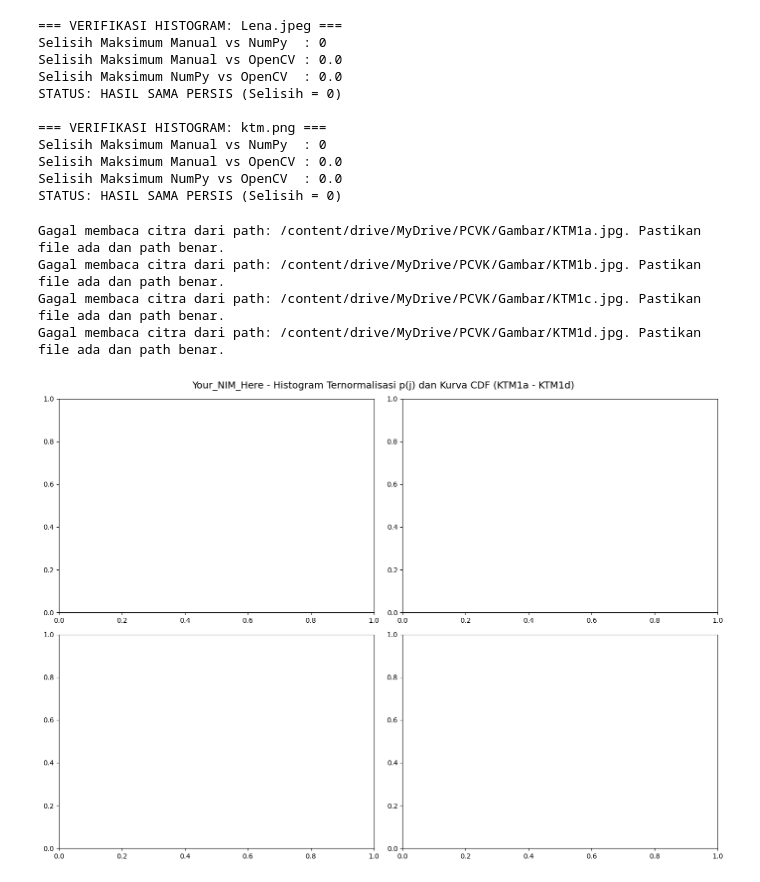
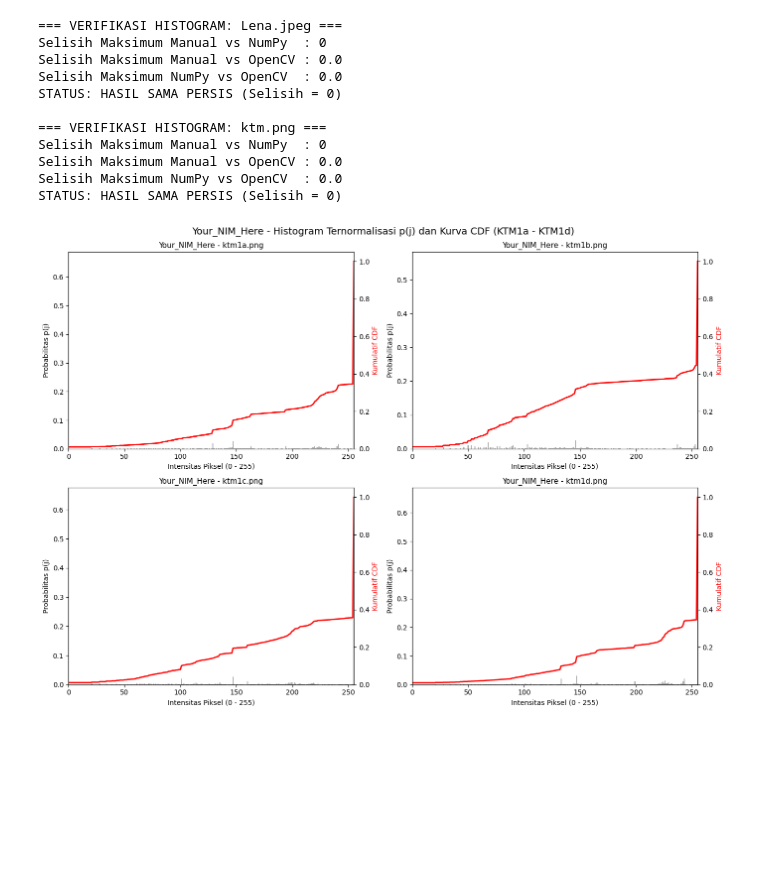
Before and after one commit to muhammadhasbiashiddiqi/PCVK_Genap_2026, a Jupyter notebook: Week5_15.ipynb, the cells around one changed output. Drawn from its saved outputs; the diff is of its cells as text; code cells hidden in the pictures; blank space fills up the shorter version.

```diff
--- a/Week5_15.ipynb
+++ b/Week5_15.ipynb
@@ -102,7 +102,7 @@ import cv2 as cv
 import matplotlib.pyplot as plt
 import numpy as np
 NIM = 'Your_NIM_Here'
-ktm_files = ['KTM1a.jpg', 'KTM1b.jpg', 'KTM1c.jpg', 'KTM1d.jpg']
+ktm_files = ['ktm1a.png', 'ktm1b.png', 'ktm1c.png', 'ktm1d.png']
 fig, axs = plt.subplots(2, 2, figsize=(14, 10))
 fig.suptitle(
     f'{NIM} - Histogram Ternormalisasi p(j) dan Kurva CDF (KTM1a - KTM1d)',
@@ -114,35 +114,31 @@ for idx, fname in enumerate(ktm_files):
   gray = cv.imread(img_path, cv.IMREAD_GRAYSCALE)
 
   if gray is None:
     print(f'Gagal membaca citra dari path: {img_path}. Pastikan file ada dan path benar.')
     continue
   h, _ = np.histogram(gray.ravel(), bins=256, range=(0, 256))
   p = h / gray.size
   cdf = np.cumsum(p)
 
   ax = axs[row, col]
   ax.bar(
       range(256),
       p,
       color='gray',
       alpha=0.6,
       width=1.0,
       label='p(j) Normalisasi',
   )
   ax.set_title(f'{NIM} - {fname}', fontsize=11)
   ax.set_xlabel('Intensitas Piksel (0 - 255)')
   ax.set_ylabel('Probabilitas p(j)', color='black')
   ax.set_xlim([0, 255])
   ax2 = ax.twinx()
   ax2.plot(range(256), cdf, color='red', linewidth=2, label='CDF')
   ax2.set_ylabel('Kumulatif CDF', color='red')
   ax2.set_ylim([0, 1.05])
 
 plt.tight_layout()
 plt.show()
 # %% [output]
-Gagal membaca citra dari path: /content/drive/MyDrive/PCVK/Gambar/KTM1a.jpg. Pastikan file ada dan path benar.
-Gagal membaca citra dari path: /content/drive/MyDrive/PCVK/Gambar/KTM1b.jpg. Pastikan file ada dan path benar.
-Gagal membaca citra dari path: /content/drive/MyDrive/PCVK/Gambar/KTM1c.jpg. Pastikan file ada dan path benar.
-Gagal membaca citra dari path: /content/drive/MyDrive/PCVK/Gambar/KTM1d.jpg. Pastikan file ada dan path benar.
-[figure, old version]
+[figure, new version]
```
